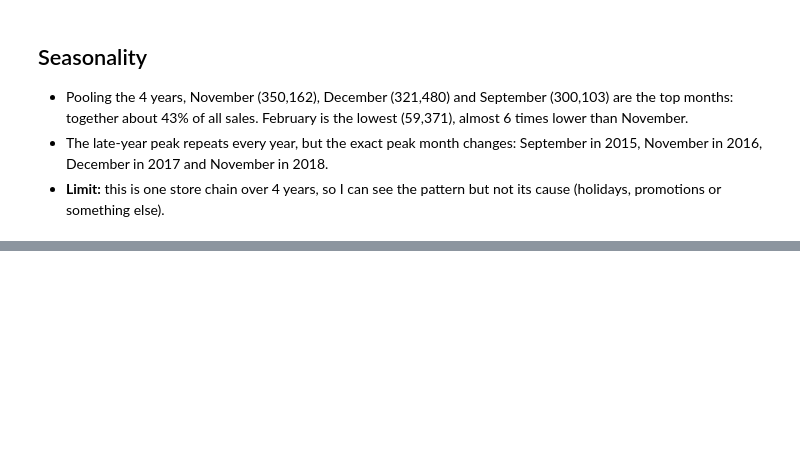
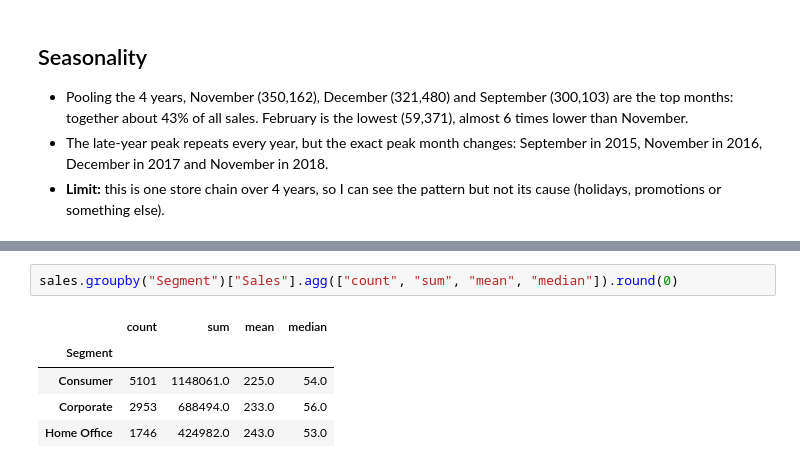
Before and after one commit to Bilal-data/superstore-sales-analysis, a Jupyter notebook: superstore_sales_analysis.ipynb, the cells around one changed output, grey strips where cells are left out. Drawn from its saved outputs; the diff is of its cells as text; blank space fills up the shorter version.

Commit message:
Add segment analysis

```diff
--- a/superstore_sales_analysis.ipynb
+++ b/superstore_sales_analysis.ipynb
@@ -248,0 +259,8 @@ dtype: int32
+# %%
+sales.groupby("Segment")["Sales"].agg(["count", "sum", "mean", "median"]).round(0)
+# %% [output]
+|  | count | sum | mean | median |
+| Segment |  |  |  |  |
+| Consumer | 5101 | 1148061.0 | 225.0 | 54.0 |
+| Corporate | 2953 | 688494.0 | 233.0 | 56.0 |
+| Home Office | 1746 | 424982.0 | 243.0 | 53.0 |
```
Also changed, not shown: parts of 3 cells of this notebook.
